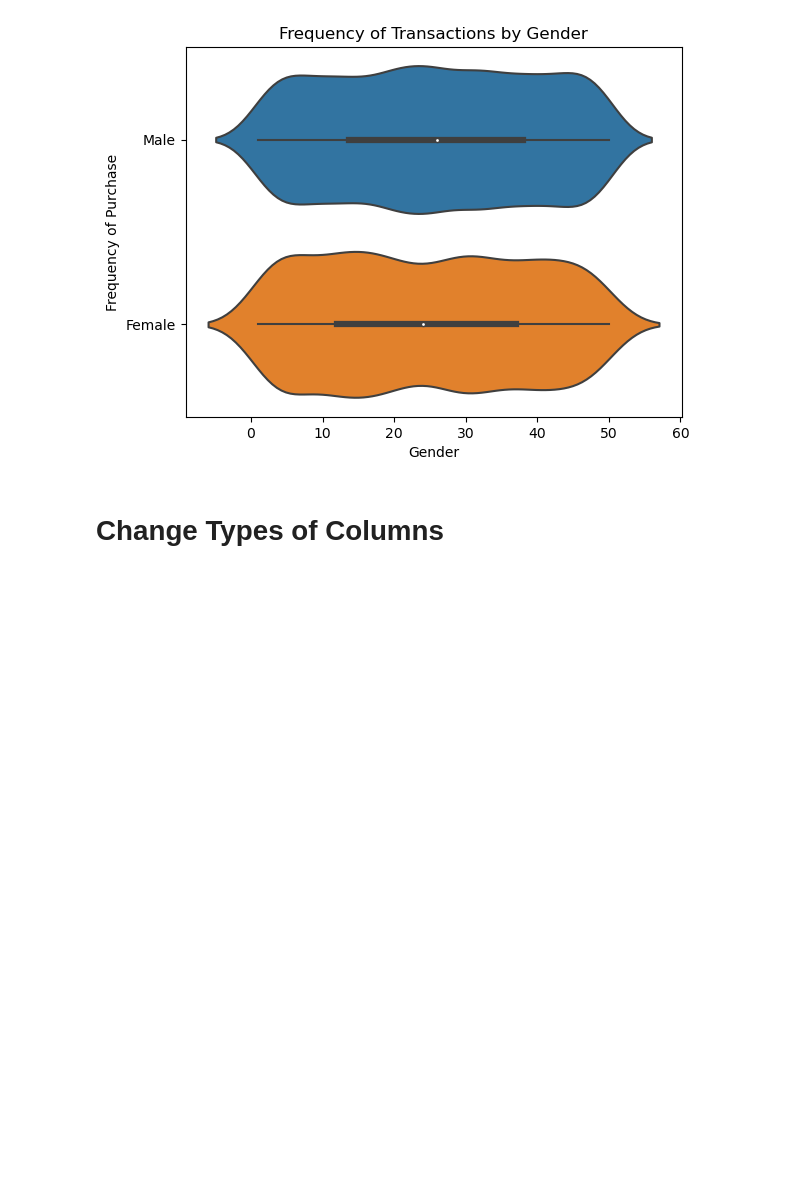
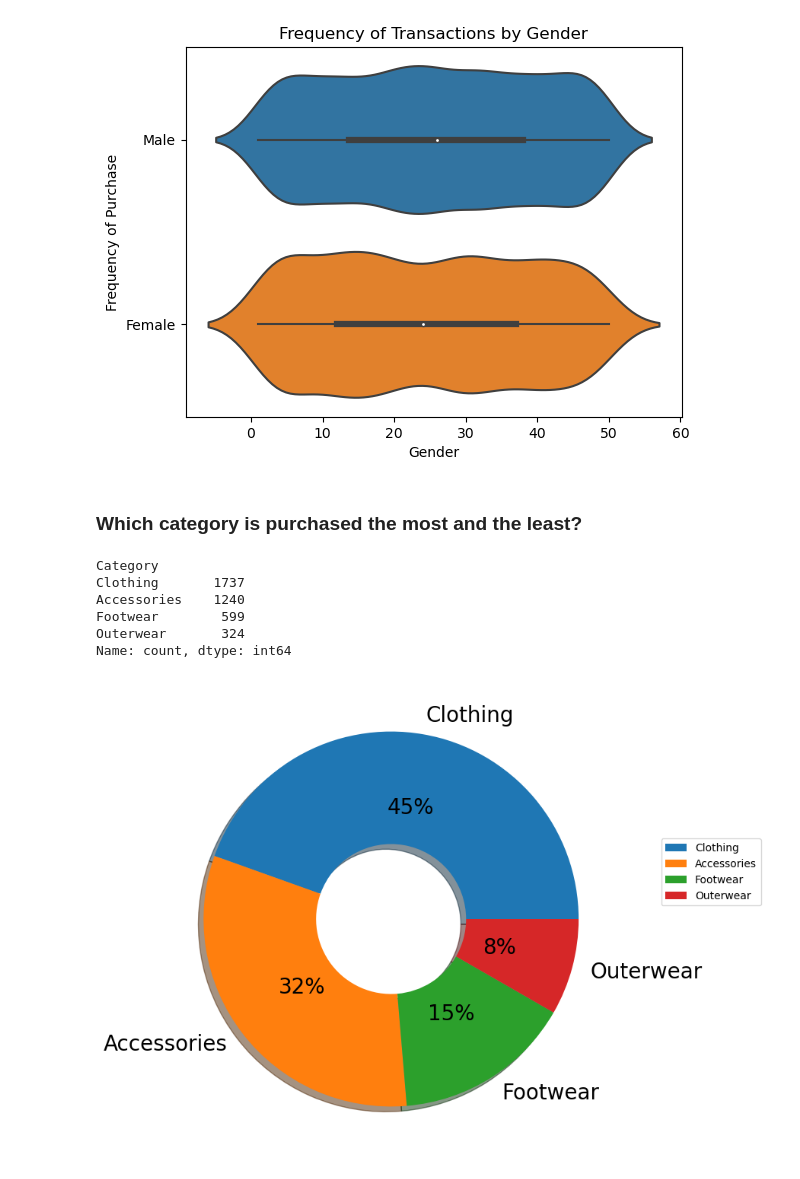
Before and after one commit to hyaesm/e-commerce-shopping-habits-eda, a Jupyter notebook: DSPT14-Individual-Project-E-Commerce-Consumer-Behavior-EDA.ipynb, the cells around one changed output. Saved outputs shown, nothing was run; the diff lists cells and outputs as text; code cells hidden in the pictures; blank space fills up the shorter version.

Commit message:
Added pie chart

```diff
--- a/DSPT14-Individual-Project-E-Commerce-Consumer-Behavior-EDA.ipynb
+++ b/DSPT14-Individual-Project-E-Commerce-Consumer-Behavior-EDA.ipynb
@@ -300,5 +300,3 @@ plt.ylabel("Frequency of Purchase")
 plt.show()
 # %% [output]
 [figure]
-# %% [markdown]
-# Change Types of Columns
@@ -308,0 +303,18 @@ import pandas as pd
+# %% [markdown]
+### Which category is purchased the most and the least?
+# %%
+category_label = ["Clothing", "Accessories", "Footwear", "Outerwear"]
+category_purchase = df["Category"].value_counts()
+print(category_purchase)
+
+plt.figure(figsize=(8,8))
+plt.pie(category_purchase,labels=category_label, shadow=True,autopct="%0.0f%%",textprops={'fontsize': 20},wedgeprops={"width":0.6})
+plt.legend(loc='center right', bbox_to_anchor=(1.3, 0.6));
+# %% [output]
+Category
+Clothing       1737
+Accessories    1240
+Footwear        599
+Outerwear       324
+Name: count, dtype: int64
+[figure, added]
```
Also changed, not shown: parts of 1 cell of this notebook.
